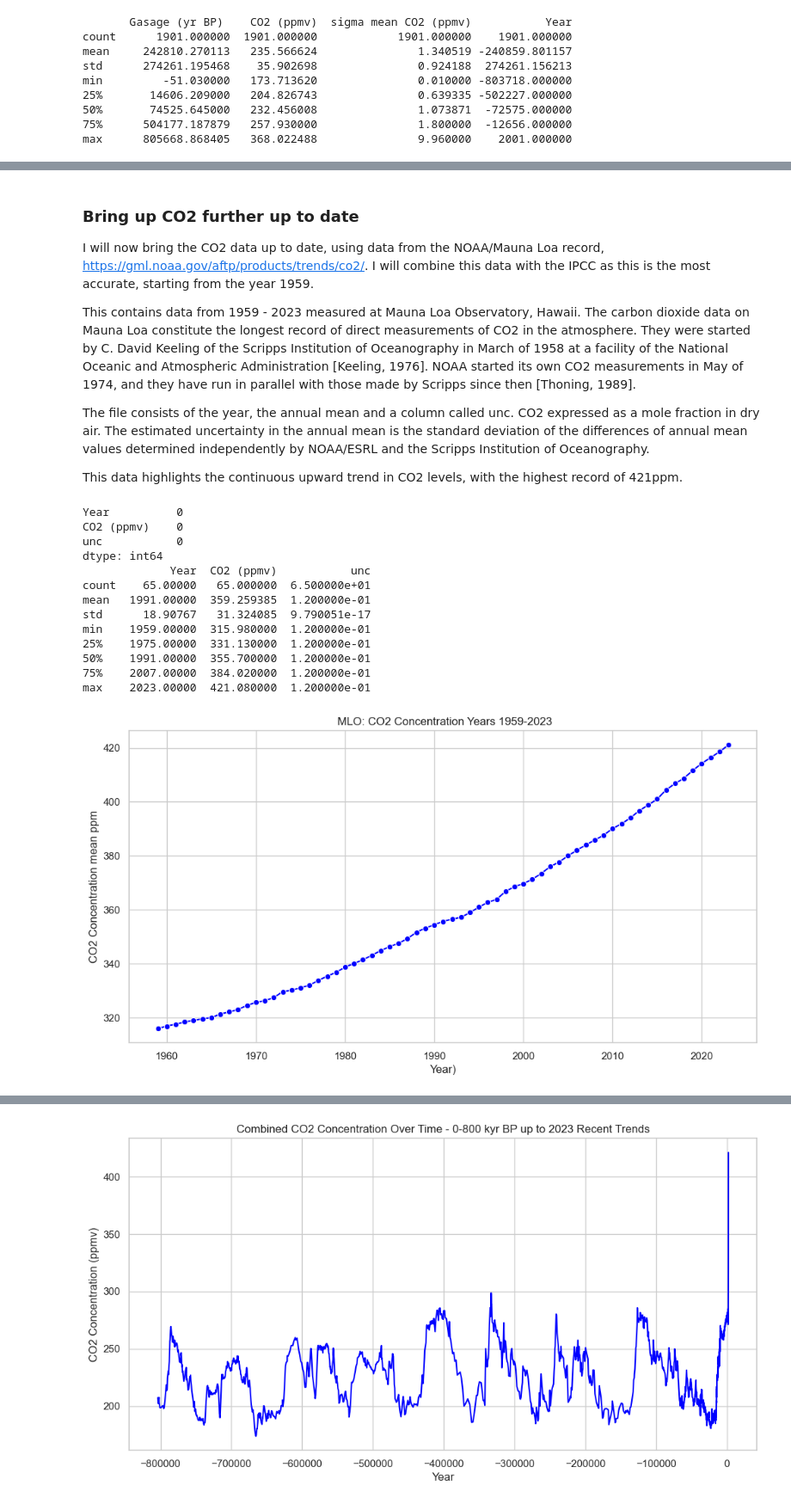
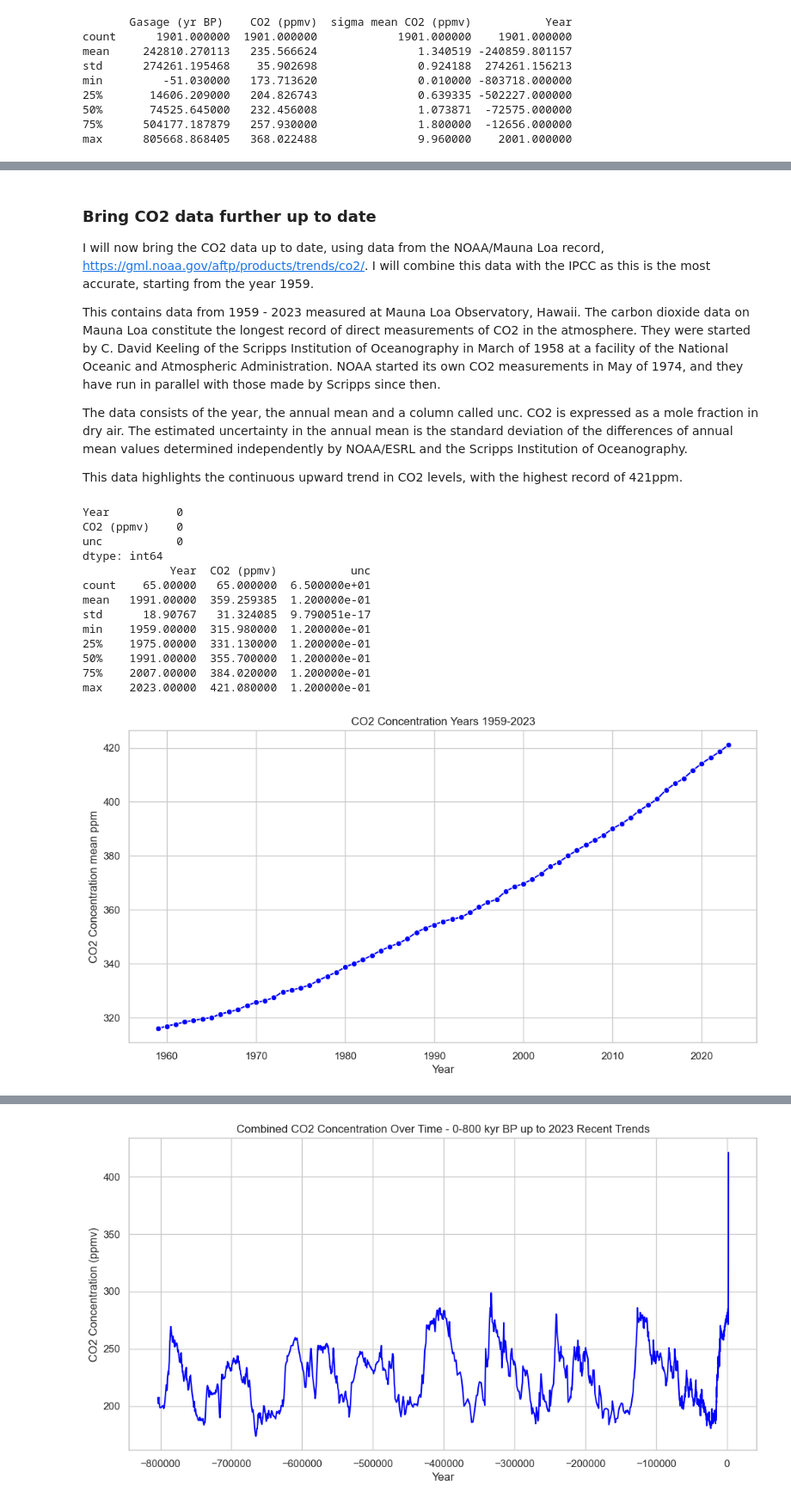
Before and after one commit to Sarahlouhast/Programming-for-Data-Analytics-Project-2, a Jupyter notebook: project.ipynb, the cells around one changed output, grey strips where cells are left out. Shown at 86% size. Saved outputs shown, nothing was run; the diff lists cells and outputs as text; code cells hidden in the pictures.

```diff
--- a/project.ipynb
+++ b/project.ipynb
@@ -274,11 +245,11 @@ plt.show()
 # %% [markdown]
-### Bring up CO2 further up to date
+### Bring CO2 data further up to date
 
 I will now bring the CO2 data up to date, using data from the NOAA/Mauna Loa record, https://gml.noaa.gov/aftp/products/trends/co2/. I will combine this data with the IPCC as this is the most accurate, starting from the year 1959.
 
-This contains data from 1959 - 2023 measured at Mauna Loa Observatory, Hawaii. The carbon dioxide data on Mauna Loa constitute the longest record of direct measurements of CO2 in the atmosphere. They were started by C. David Keeling of the Scripps Institution of Oceanography in March of 1958 at a facility of the National Oceanic and Atmospheric Administration [Keeling, 1976]. NOAA started its own CO2 measurements in May of 1974, and they have run in parallel with those made by Scripps since then [Thoning, 1989].
+This contains data from 1959 - 2023 measured at Mauna Loa Observatory, Hawaii. The carbon dioxide data on Mauna Loa constitute the longest record of direct measurements of CO2 in the atmosphere. They were started by C. David Keeling of the Scripps Institution of Oceanography in March of 1958 at a facility of the National Oceanic and Atmospheric Administration. NOAA started its own CO2 measurements in May of 1974, and they have run in parallel with those made by Scripps since then.
 
-The file consists of the year, the annual mean and a column called unc. CO2 expressed as a mole fraction in dry air. The estimated uncertainty in the annual mean is the standard deviation of the differences of annual mean values determined independently by NOAA/ESRL and the Scripps Institution of Oceanography.
+The data consists of the year, the annual mean and a column called unc. CO2 is expressed as a mole fraction in dry air. The estimated uncertainty in the annual mean is the standard deviation of the differences of annual mean values determined independently by NOAA/ESRL and the Scripps Institution of Oceanography.
 
 This data highlights the continuous upward trend in CO2 levels, with the highest record of 421ppm.
 # %%
@@ -292,36 +263,36 @@ co2mlo = pd.read_csv(file_path, skiprows=43, index_col=None)
 co2mlo = co2mlo.rename(columns={'year': 'Year', 'mean': 'CO2 (ppmv)'})
 
 print(co2mlo.isnull().sum())
 print(co2mlo.describe())
 co2mlo.head()
 
 # Set Seaborn style
 sns.set(style="whitegrid")
 
 # Plot the data using Seaborn
 plt.figure(figsize=(12, 6))
 sns.lineplot(x='Year', y='CO2 (ppmv)', data=co2mlo, marker='o', color='blue', ci=None)
 
 # Adding labels and title
-plt.xlabel('Year)')
+plt.xlabel('Year')
 plt.ylabel('CO2 Concentration mean ppm')
-plt.title(' MLO: CO2 Concentration Years 1959-2023')
+plt.title('CO2 Concentration Years 1959-2023')
 plt.show()
 # %% [output]
 Year          0
 CO2 (ppmv)    0
 unc           0
 dtype: int64
              Year  CO2 (ppmv)           unc
 count    65.00000   65.000000  6.500000e+01
 mean   1991.00000  359.259385  1.200000e-01
 std      18.90767   31.324085  9.790051e-17
 min    1959.00000  315.980000  1.200000e-01
 25%    1975.00000  331.130000  1.200000e-01
 50%    1991.00000  355.700000  1.200000e-01
 75%    2007.00000  384.020000  1.200000e-01
 max    2023.00000  421.080000  1.200000e-01
-[figure, old version]
+[figure, new version]
 # %%
 # Combine IPCC with MLO
 # Select columns from ipcc and filter rows up to and including 1958
```
Also changed, not shown: parts of 62 cells of this notebook, 18 other files.
